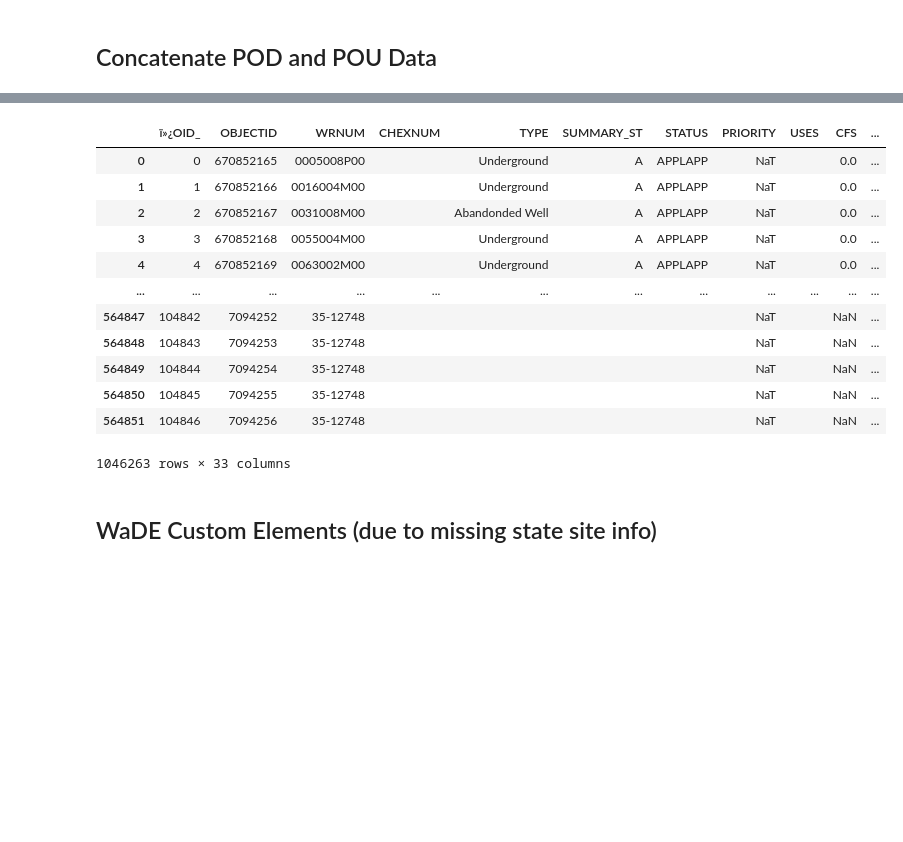
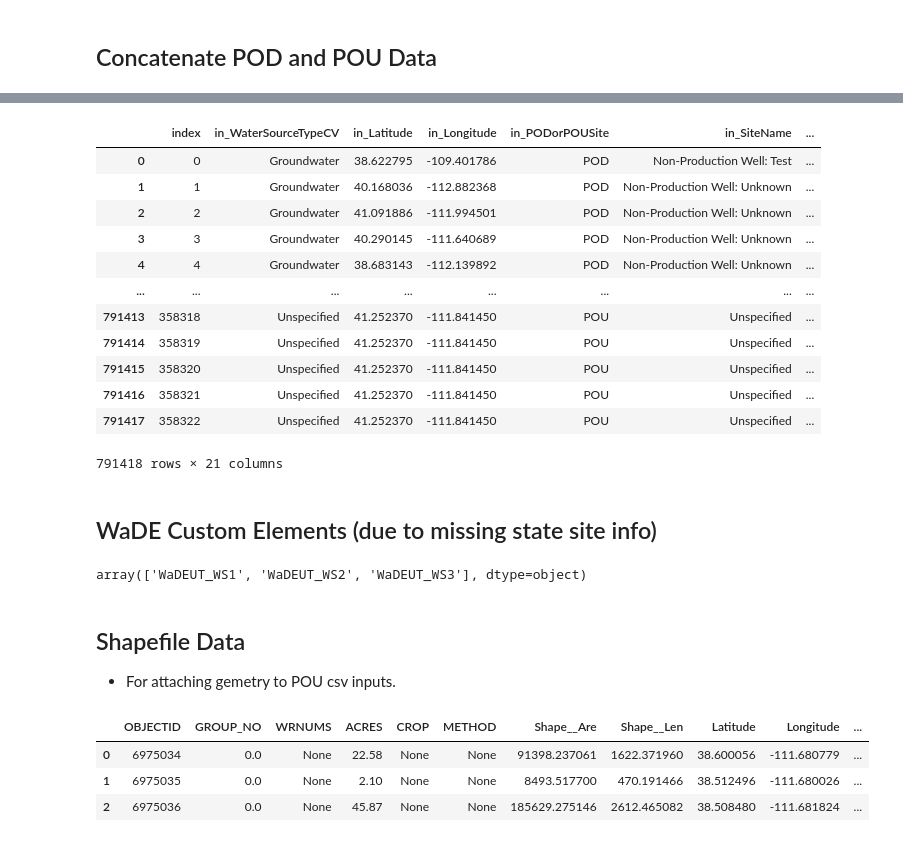
Before and after one commit to WSWCWaterDataExchange/MappingStatesDataToWaDE2.0, a Jupyter notebook: Utah/WaterAllocation/0_PreProcessUtahAllocationData.ipynb, the cells around one changed output, grey strips where cells are left out. Drawn from its saved outputs; the diff is of its cells as text; code cells hidden in the pictures; blank space fills up the shorter version.

```diff
--- a/Utah/WaterAllocation/0_PreProcessUtahAllocationData.ipynb
+++ b/Utah/WaterAllocation/0_PreProcessUtahAllocationData.ipynb
@@ -158,0 +134,6 @@ dfPOU
+# %%
+# CFS and AF not provided for POU data.  Will instead assume they share values.
+# merging dfPOD data to ensure that the POUs are using the same CFS and AF as the PODS.
+dfPOUin = pd.merge(dfPOUin, dfPOD, left_on='WRNUM', right_on='in_AllocationNativeID', how='left')
+print(len(dfPOUin))
+dfPOUin.head(1)
@@ -164,8 +187,8 @@ frames = [dfPOD, dfPOU]
 dfout = pd.concat(frames)
 
 #Removing all NaN Values and replacing with blank
-dfout = dfout.replace(np.nan, "", regex=True)
+dfout = dfout.replace(np.nan, "", regex=True).reset_index()
 
 print(len(dfout))
-dfout
+dfout.head(1)
 # %% [output]
@@ -186,57 +198,57 @@ dfout
 # %%
 # Making Sure datatype of Long, Lat, Wrex, Irrigation are Float
-dfout['CFS'] = pd.to_numeric(dfout['CFS'], errors='coerce')
-dfout['ACFT'] = pd.to_numeric(dfout['ACFT'], errors='coerce')
-dfout['IRRIGATION_DEPLETION'] = pd.to_numeric(dfout['IRRIGATION_DEPLETION'], errors='coerce')
+dfout['in_AllocationFlow_CFS'] = pd.to_numeric(dfout['in_AllocationFlow_CFS'], errors='coerce')
+dfout['in_AllocationVolume_AF'] = pd.to_numeric(dfout['in_AllocationVolume_AF'], errors='coerce')
+dfout['in_AllocationCropDutyAmount'] = pd.to_numeric(dfout['in_AllocationCropDutyAmount'], errors='coerce')
 # %%
 # Changing datatype of used date fields.
-dfout['PRIORITY'] = pd.to_datetime(dfout['PRIORITY'], errors = 'coerce')
-dfout['PRIORITY'] = pd.to_datetime(dfout["PRIORITY"].dt.strftime('%m/%d/%Y'))
+dfout['in_AllocationPriorityDate'] = pd.to_datetime(dfout['in_AllocationPriorityDate'], errors = 'coerce')
+dfout['in_AllocationPriorityDate'] = pd.to_datetime(dfout["in_AllocationPriorityDate"].dt.strftime('%m/%d/%Y'))
 
-dfout['DATE_FILED'] = pd.to_datetime(dfout['DATE_FILED'], errors = 'coerce')
-dfout['DATE_FILED'] = pd.to_datetime(dfout["DATE_FILED"].dt.strftime('%m/%d/%Y'))
+dfout['in_AllocationApplicationDate'] = pd.to_datetime(dfout['in_AllocationApplicationDate'], errors = 'coerce')
+dfout['in_AllocationApplicationDate'] = pd.to_datetime(dfout["in_AllocationApplicationDate"].dt.strftime('%m/%d/%Y'))
 
-dfout['DATE_TERMINATED'] = pd.to_datetime(dfout['DATE_TERMINATED'], errors = 'coerce')
-dfout['DATE_TERMINATED'] = pd.to_datetime(dfout["DATE_TERMINATED"].dt.strftime('%m/%d/%Y'))
+dfout['in_AllocationExpirationDate'] = pd.to_datetime(dfout['in_AllocationExpirationDate'], errors = 'coerce')
+dfout['in_AllocationExpirationDate'] = pd.to_datetime(dfout["in_AllocationExpirationDate"].dt.strftime('%m/%d/%Y'))
 # %%
 # Creating WaterSourceTypeCV
 
 WaterSourceTypeCVDictionary={
 "Underground" : "Groundwater",
 "Abandonded Well" : "Groundwater",
 "Point to Point" : "Surface Water",
 "Surface" : "Surface Water",
 "Return" : "Surface Water",
 "Drain" : "Surface Water",
 "Spring" : "Surface Water",
 "Rediversion" : "Surface Water"}
 def CreateWaterSourceTypeCV(val):
-    if val == '' or pd.isnull(val):
+    if val == "" or pd.isnull(val):
         outString = "Unspecified"
     else:
         val = val.strip()
         try:
             outString = WaterSourceTypeCVDictionary[val]
         except:
             outString = "Unspecified"
     return outString
 
-dfout['in_WaterSourceTypeCV'] = dfout.apply(lambda row: CreateWaterSourceTypeCV(row['TYPE']), axis=1)
-dfout
+dfout['in_WaterSourceTypeCV'] = dfout.apply(lambda row: CreateWaterSourceTypeCV(row['in_WaterSourceTypeCV']), axis=1)
+dfout['in_WaterSourceTypeCV'].unique()
 # %% [output]
-|  | ï»¿OID_ | OBJECTID | WRNUM | CHEXNUM | TYPE | SUMMARY_ST | STATUS | PRIORITY | USES | CFS | ... |
-| 0 | 0 | 670852165 | 0005008P00 |  | Underground | A | APPLAPP | NaT |  | 0.0 | ... |
-| 1 | 1 | 670852166 | 0016004M00 |  | Underground | A | APPLAPP | NaT |  | 0.0 | ... |
-| 2 | 2 | 670852167 | 0031008M00 |  | Abandonded Well | A | APPLAPP | NaT |  | 0.0 | ... |
-| 3 | 3 | 670852168 | 0055004M00 |  | Underground | A | APPLAPP | NaT |  | 0.0 | ... |
-| 4 | 4 | 670852169 | 0063002M00 |  | Underground | A | APPLAPP | NaT |  | 0.0 | ... |
-| ... | ... | ... | ... | ... | ... | ... | ... | ... | ... | ... | ... |
-| 564847 | 104842 | 7094252 | 35-12748 |  |  |  |  | NaT |  | NaN | ... |
-| 564848 | 104843 | 7094253 | 35-12748 |  |  |  |  | NaT |  | NaN | ... |
-| 564849 | 104844 | 7094254 | 35-12748 |  |  |  |  | NaT |  | NaN | ... |
-| 564850 | 104845 | 7094255 | 35-12748 |  |  |  |  | NaT |  | NaN | ... |
-| 564851 | 104846 | 7094256 | 35-12748 |  |  |  |  | NaT |  | NaN | ... |
+|  | index | in_WaterSourceTypeCV | in_Latitude | in_Longitude | in_PODorPOUSite | in_SiteName | ... |
+| 0 | 0 | Groundwater | 38.622795 | -109.401786 | POD | Non-Production Well: Test | ... |
+| 1 | 1 | Groundwater | 40.168036 | -112.882368 | POD | Non-Production Well: Unknown | ... |
+| 2 | 2 | Groundwater | 41.091886 | -111.994501 | POD | Non-Production Well: Unknown | ... |
+| 3 | 3 | Groundwater | 40.290145 | -111.640689 | POD | Non-Production Well: Unknown | ... |
+| 4 | 4 | Groundwater | 38.683143 | -112.139892 | POD | Non-Production Well: Unknown | ... |
+| ... | ... | ... | ... | ... | ... | ... | ... |
+| 791413 | 358318 | Unspecified | 41.252370 | -111.841450 | POU | Unspecified | ... |
+| 791414 | 358319 | Unspecified | 41.252370 | -111.841450 | POU | Unspecified | ... |
+| 791415 | 358320 | Unspecified | 41.252370 | -111.841450 | POU | Unspecified | ... |
+| 791416 | 358321 | Unspecified | 41.252370 | -111.841450 | POU | Unspecified | ... |
+| 791417 | 358322 | Unspecified | 41.252370 | -111.841450 | POU | Unspecified | ... |
-1046263 rows × 33 columns
+791418 rows × 21 columns
 # %%
 #Compiling 'AllocationTimeframeStart' & 'AllocationTimeframeEnd'
 #Both can have a string format for WaDE 2.0.
@@ -436,3 +450,20 @@ def retrieveWaterSourceNativeID(A):
     return outList
 
 dfout['in_WaterSourceNativeID'] = dfout.apply(lambda row: retrieveWaterSourceNativeID( row['in_WaterSourceTypeCV']), axis=1)
+dfout['in_WaterSourceNativeID'].unique()
+# %% [output]
+array(['WaDEUT_WS1', 'WaDEUT_WS2', 'WaDEUT_WS3'], dtype=object)
+# %% [markdown]
+## Shapefile Data
+- For attaching gemetry to POU csv inputs.
+# %%
+# PoU Shapefile Data
+# Shapefile input
+ShapeFileInput = gpd.read_file('Place of Use/Utah_Place_of_Use/Utah_Place_of_Use.shp')
+dfPoUshapetemp = pd.DataFrame(ShapeFileInput)
+dfPoUshapetemp.head(3)
+# %% [output]
+|  | OBJECTID | GROUP_NO | WRNUMS | ACRES | CROP | METHOD | Shape__Are | Shape__Len | Latitude | Longitude | ... |
+| 0 | 6975034 | 0.0 | None | 22.58 | None | None | 91398.237061 | 1622.371960 | 38.600056 | -111.680779 | ... |
+| 1 | 6975035 | 0.0 | None | 2.10 | None | None | 8493.517700 | 470.191466 | 38.512496 | -111.680026 | ... |
+| 2 | 6975036 | 0.0 | None | 45.87 | None | None | 185629.275146 | 2612.465082 | 38.508480 | -111.681824 | ... |
```
Also changed, not shown: parts of 21 cells of this notebook, 54 other files.
